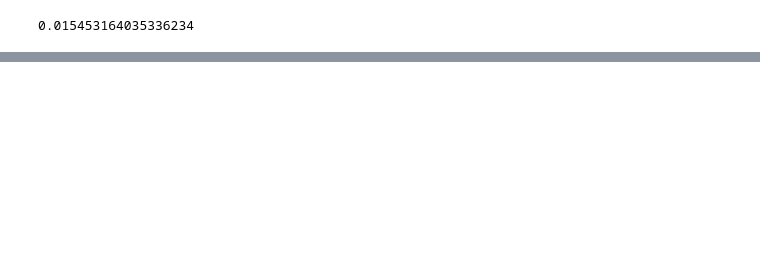
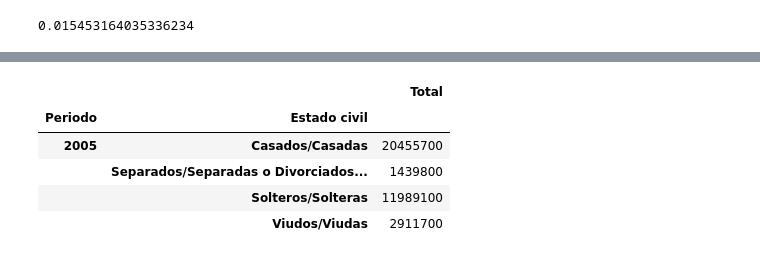
Before and after one commit to elvestevez/marriages_divorces_project_m2, a Jupyter notebook: notebooks/work_dataset.ipynb, the cells around one changed output, grey strips where cells are left out. Saved outputs shown, nothing was run; the diff lists cells and outputs as text; code cells hidden in the pictures; blank space fills up the shorter version.

```diff
--- a/notebooks/work_dataset.ipynb
+++ b/notebooks/work_dataset.ipynb
@@ -397,0 +398,9 @@ df_result.loc[(df_result['Periodo'] == 2018) &
+# %%
+df_pop.loc[df_pop['Periodo'] == df_pop['Periodo'].min()].groupby(['Periodo', 'Estado civil'])[['Total']].sum()
+# %% [output]
+|  |  | Total |
+| Periodo | Estado civil |  |
+| 2005 | Casados/Casadas | 20455700 |
+|  | Separados/Separadas o Divorciados... | 1439800 |
+|  | Solteros/Solteras | 11989100 |
+|  | Viudos/Viudas | 2911700 |
```
Also changed, not shown: parts of 27 cells of this notebook, 2 other files.
